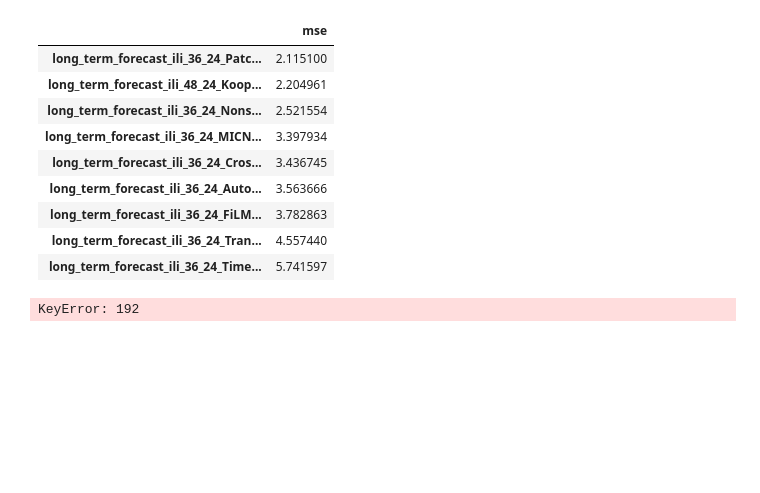
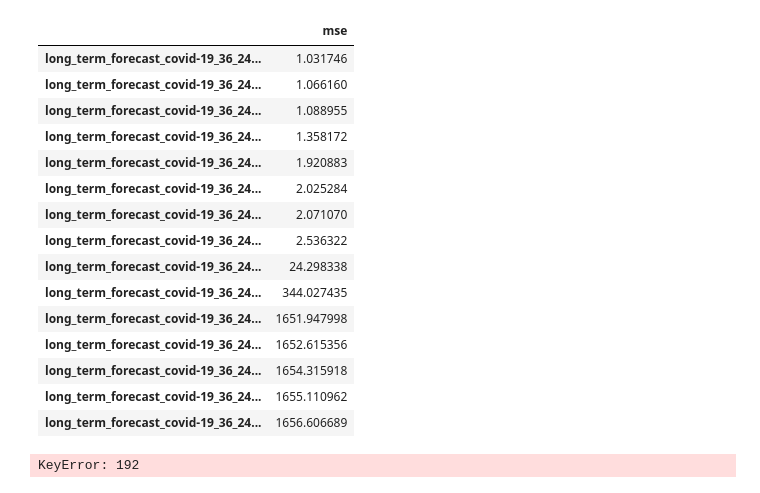
Before and after one commit to SUFE-AILAB/TSGym, a Jupyter notebook: notebooks/result_analysis_long_term_forecasting.ipynb, the cells around one changed output. Drawn from its saved outputs; the diff is of its cells as text; code cells hidden in the pictures; blank space fills up the shorter version.

Commit message:
update to the latest version (meta feature generator, data loader, etc.)

```diff
--- a/notebooks/result_analysis_long_term_forecasting.ipynb
+++ b/notebooks/result_analysis_long_term_forecasting.ipynb
@@ -6,8 +6,8 @@ import os
 # metric in long-term-forecasting
 # mae, mse, rmse, mape, mspe
 # %%
-dataset = 'ili'
-pred_lens = [96, 192, 336, 720] if dataset != 'ili' else [24]
+dataset = 'covid-19'
+pred_lens = [96, 192, 336, 720] if dataset not in ['ili', 'fred-md', 'covid-19'] else [24]
 path = '/data/coding/chaochuan/TSGym/results'
 
 result_dict = {}
@@ -19,20 +19,26 @@ for pred_len in pred_lens:
         result = np.load(os.path.join(path, model, 'metrics.npy'), allow_pickle=True)
         result_dict[pred_len][model] = result[1]
 # %%
-df = pd.DataFrame.from_dict(result_dict[96], orient='index') if dataset != 'ili' else pd.DataFrame.from_dict(result_dict[24], orient='index')
+df = pd.DataFrame.from_dict(result_dict[96], orient='index') if dataset not in ['ili', 'fred-md', 'covid-19'] else pd.DataFrame.from_dict(result_dict[24], orient='index')
 df.columns = ['mse']
 df.sort_values(by='mse')
 # %% [output]
 |  | mse |
-| long_term_forecast_ili_36_24_Patc... | 2.115100 |
-| long_term_forecast_ili_48_24_Koop... | 2.204961 |
-| long_term_forecast_ili_36_24_Nons... | 2.521554 |
-| long_term_forecast_ili_36_24_MICN... | 3.397934 |
-| long_term_forecast_ili_36_24_Cros... | 3.436745 |
-| long_term_forecast_ili_36_24_Auto... | 3.563666 |
-| long_term_forecast_ili_36_24_FiLM... | 3.782863 |
-| long_term_forecast_ili_36_24_Tran... | 4.557440 |
-| long_term_forecast_ili_36_24_Time... | 5.741597 |
+| long_term_forecast_covid-19_36_24... | 1.031746 |
+| long_term_forecast_covid-19_36_24... | 1.066160 |
+| long_term_forecast_covid-19_36_24... | 1.088955 |
+| long_term_forecast_covid-19_36_24... | 1.358172 |
+| long_term_forecast_covid-19_36_24... | 1.920883 |
+| long_term_forecast_covid-19_36_24... | 2.025284 |
+| long_term_forecast_covid-19_36_24... | 2.071070 |
+| long_term_forecast_covid-19_36_24... | 2.536322 |
+| long_term_forecast_covid-19_36_24... | 24.298338 |
+| long_term_forecast_covid-19_36_24... | 344.027435 |
+| long_term_forecast_covid-19_36_24... | 1651.947998 |
+| long_term_forecast_covid-19_36_24... | 1652.615356 |
+| long_term_forecast_covid-19_36_24... | 1654.315918 |
+| long_term_forecast_covid-19_36_24... | 1655.110962 |
+| long_term_forecast_covid-19_36_24... | 1656.606689 |
 # %%
 df = pd.DataFrame.from_dict(result_dict[192], orient='index')
 df.columns = ['mse']
```
Also changed, not shown: 18 other files.
